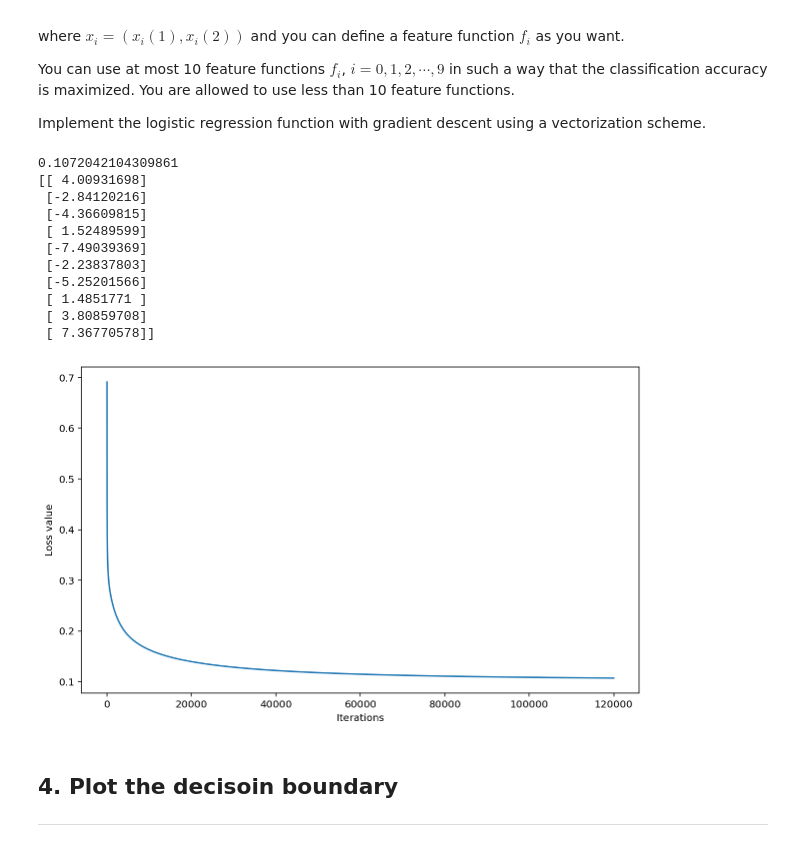
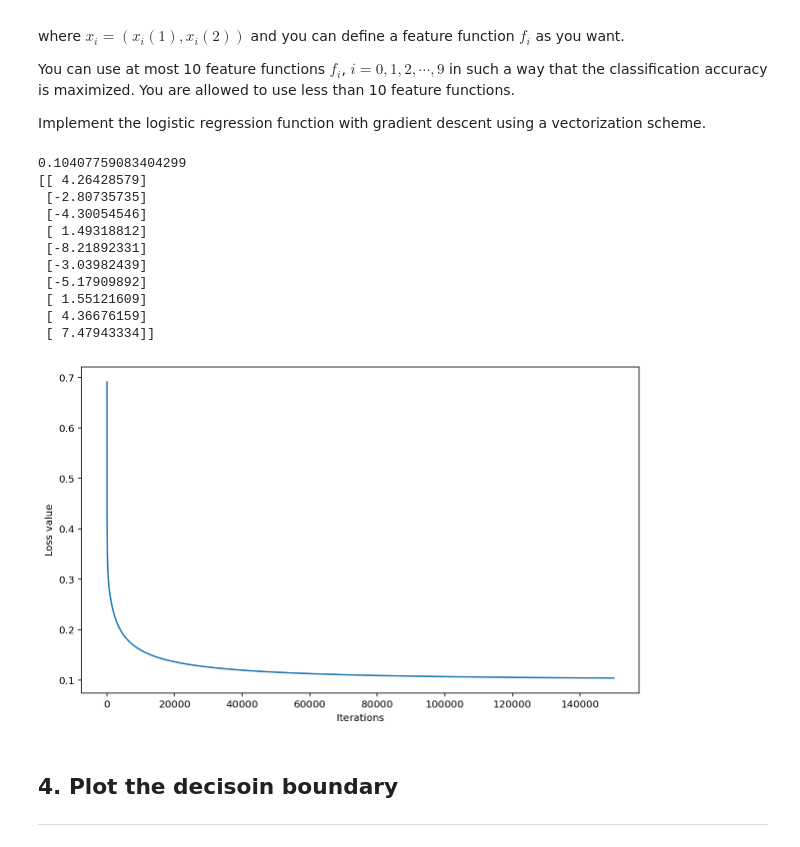
Before and after one commit to wkdthf21/Machine-Learning-Assignment, a Jupyter notebook: 05/assignment_05_b.ipynb, the cells around one changed output. Cells and saved outputs as stored; diff of their text form; code cells hidden in the pictures.

Commit message:
assignment#05-b : replot the loss curve

```diff
--- a/05/assignment_05_b.ipynb
+++ b/05/assignment_05_b.ipynb
@@ -169,47 +169,47 @@ def featureFunction(x1, x2, n):
     result[:, 3] = x1 - x2
     result[:, 4] = x1 ** 2
     result[:, 5] = x2 ** 2
     result[:, 6] = (x1 ** 2) - (x2 ** 2)
     result[:, 7] = (x1 - x2) ** 3
-    result[:, 8] = (x1 ** 3) * (x2 ** 3)
+    result[:, 8] = (x1 ** 3) * (x2 ** 2)
     result[:, 9] = (x1 ** 3) - (x2 ** 4)
 
     return result
 
 # construct the data matrix X, and label vector y
 n = data.shape[0]
 X = featureFunction(x1, x2, n)
 
 y = data[:,2][:,None] # label
 
 # run gradient descent algorithm
 start = time.time()
 w_init = np.array([0 for i in range(X.shape[1])])[:,None]
-tau = 0.01; max_iter = 120000
+tau = 0.01; max_iter = 150000
 w, L_iters = grad_desc(X, y , w_init, tau, max_iter)
 
 print(L_iters[max_iter-1])
 print(w)
 
 # plot
 plt.figure(3, figsize=(10,6))
 plt.plot(np.array(range(max_iter)), L_iters)
 plt.xlabel('Iterations')
 plt.ylabel('Loss value')
 plt.show()
 # %% [output]
-0.1072042104309861
-[[ 4.00931698]
- [-2.84120216]
- [-4.36609815]
- [ 1.52489599]
- [-7.49039369]
- [-2.23837803]
- [-5.25201566]
- [ 1.4851771 ]
- [ 3.80859708]
- [ 7.36770578]]
+0.10407759083404299
+[[ 4.26428579]
+ [-2.80735735]
+ [-4.30054546]
+ [ 1.49318812]
+ [-8.21892331]
+ [-3.03982439]
+ [-5.17909892]
+ [ 1.55121609]
+ [ 4.36676159]
+ [ 7.47943334]]
-[figure, old version]
+[figure, new version]
 # %% [markdown]
 ## 4. Plot the decisoin boundary
 <hr>
```
Also changed, not shown: parts of 7 cells of this notebook.
